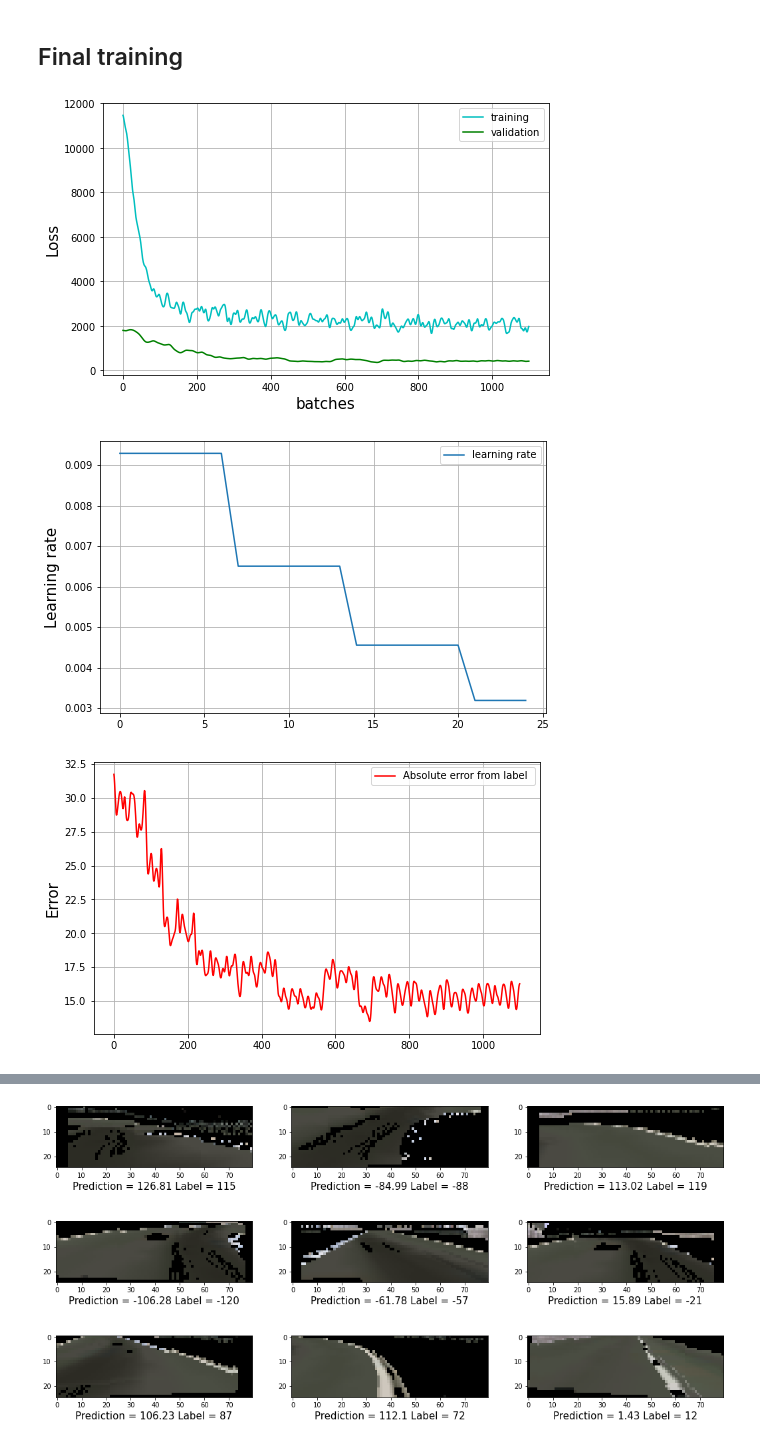
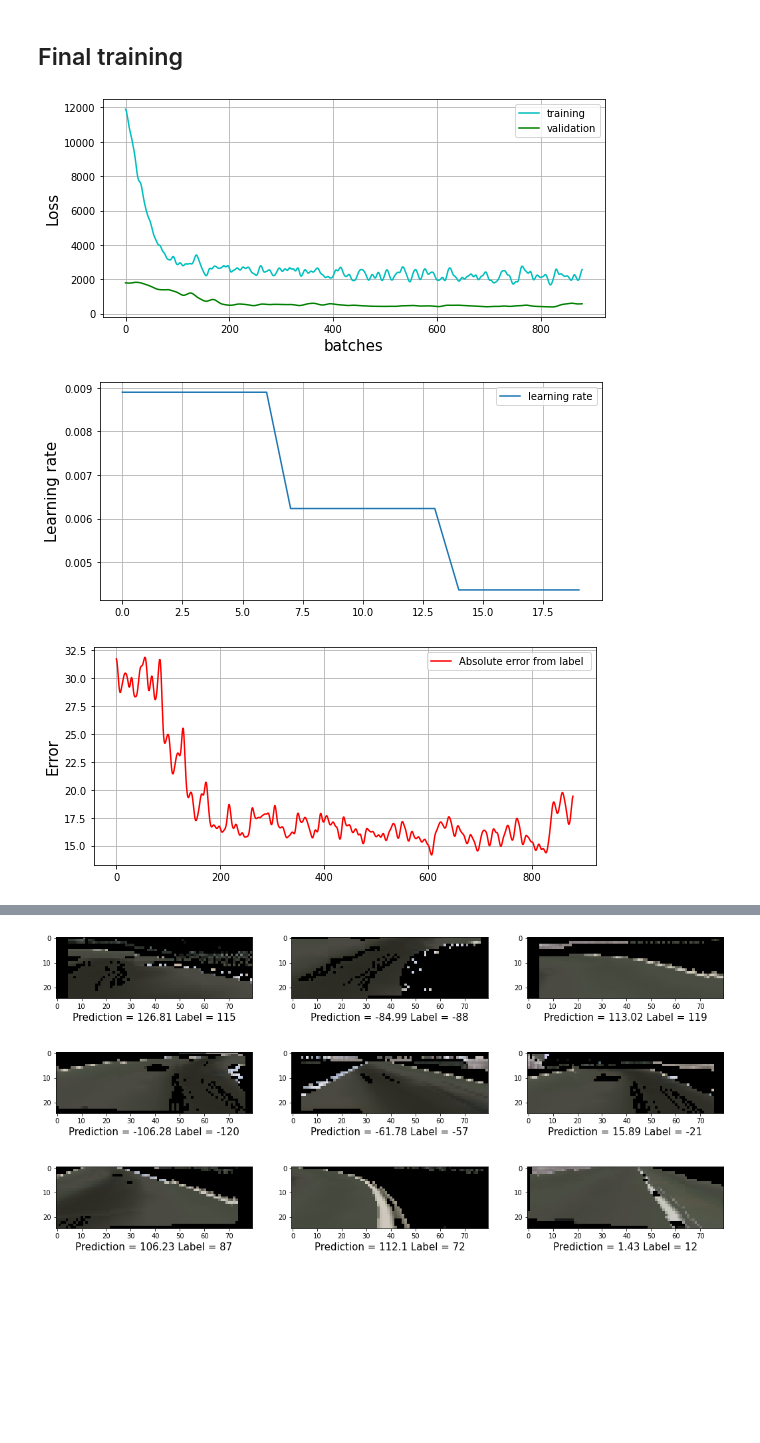
Before and after one commit to Mayukhdeb/mind_the_bend, a Jupyter notebook: train_drunk_driver.ipynb, the cells around one changed output, grey strips where cells are left out. Drawn from its saved outputs; the diff is of its cells as text; code cells hidden in the pictures; blank space fills up the shorter version.

```diff
--- a/train_drunk_driver.ipynb
+++ b/train_drunk_driver.ipynb
@@ -156,7 +137,7 @@ class MyDataset(Dataset):
 
         for i in tqdm(self.labels.values):
             filename = i[0]
-            label_y = i[1]
+            label_y = float(i[1])
             full_path = image_folder_path + filename
             image_np_array = img_to_arr(full_path)
 
@@ -482,18 +464,18 @@ plt.show()
 # %% [markdown]
 ## Final training
 # %%
-plt.rcParams["figure.figsize"] = (8,5)
+plt.rcParams["figure.figsize"] = (9,4)
 
 config = {
-    "epochs" : 25,
+    "epochs" : 20,
     "cellnet" : drunk_driver,
     "train_loader" : train_loader,
     "val_loader" : test_loader,
-    "lr" : 0.00929
+    "lr" : 0.0089
      }
 
 accuracies = train_model(config)
 # %% [output]
-[figure, old version]
+[figure, new version]
-[figure, old version]
+[figure, new version]
-[figure, old version]
+[figure, new version]
```
Also changed, not shown: parts of 9 cells of this notebook.
